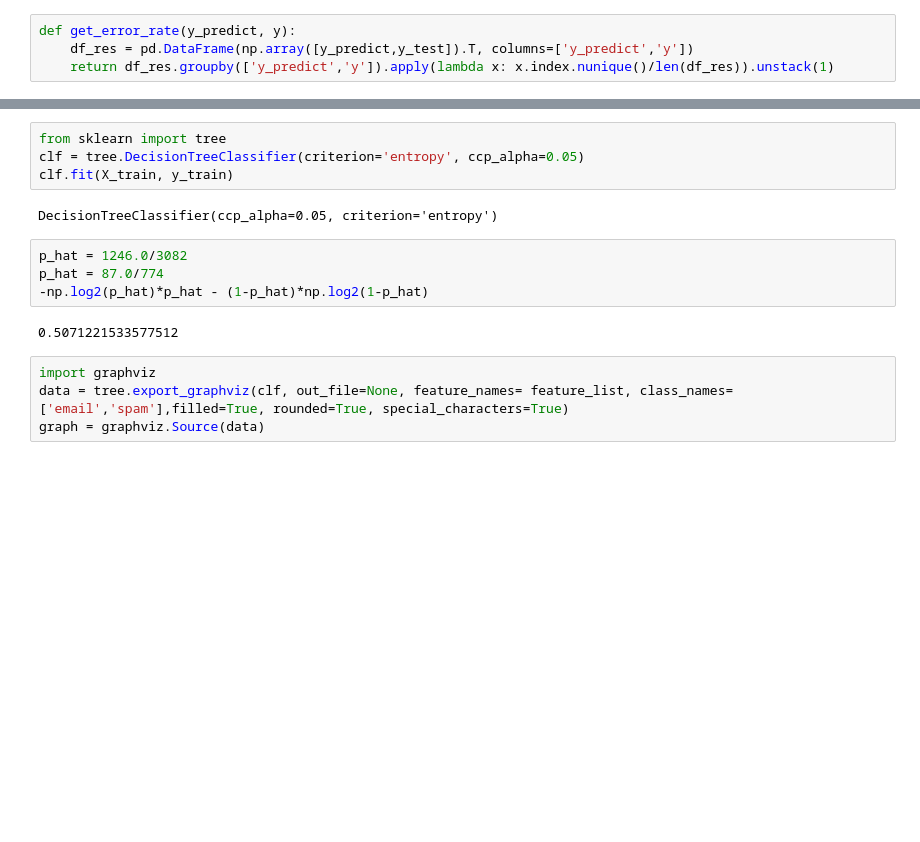
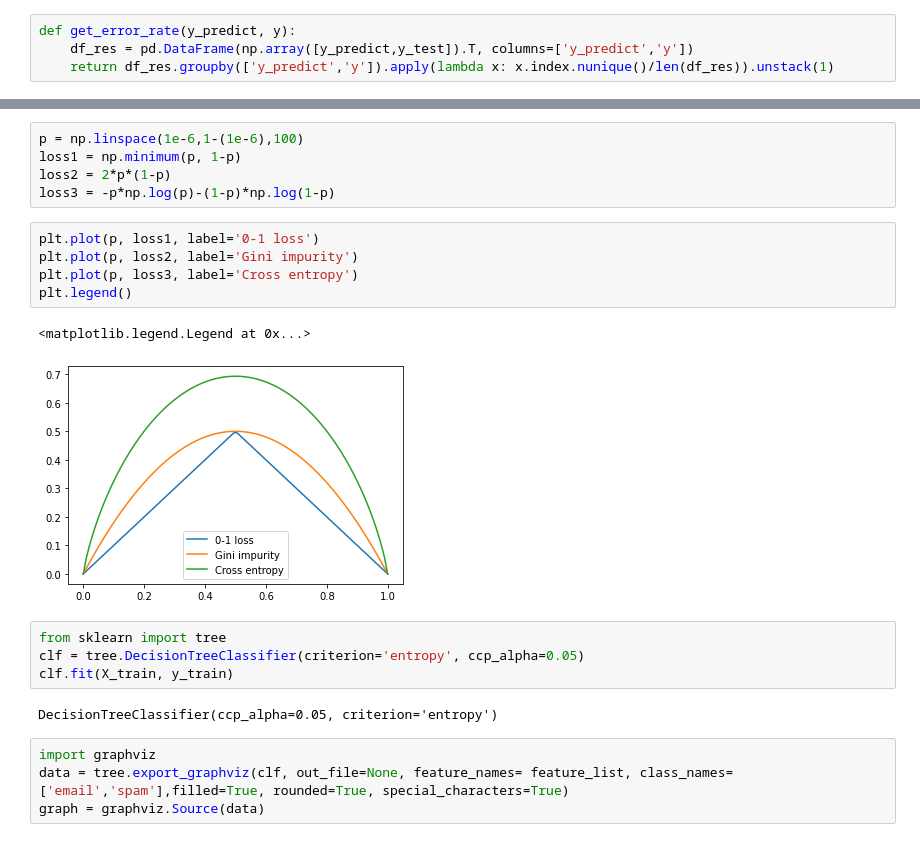
Before and after one commit to yuchenj90/playground, a Jupyter notebook: notebooks/ML/Tree_model.ipynb, the cells around one changed output, grey strips where cells are left out. Cells and saved outputs as stored; diff of their text form; blank space fills up the shorter version.

```diff
--- a/notebooks/ML/Tree_model.ipynb
+++ b/notebooks/ML/Tree_model.ipynb
@@ -102,15 +95,22 @@ get_error_rate(y_hat, y)
+# %%
+p = np.linspace(1e-6,1-(1e-6),100)
+loss1 = np.minimum(p, 1-p)
+loss2 = 2*p*(1-p)
+loss3 = -p*np.log(p)-(1-p)*np.log(1-p)
+# %%
+plt.plot(p, loss1, label='0-1 loss')
+plt.plot(p, loss2, label='Gini impurity')
+plt.plot(p, loss3, label='Cross entropy')
+plt.legend()
+# %% [output]
+<matplotlib.legend.Legend at 0x...>
+[figure, added]
 # %%
 from sklearn import tree
 clf = tree.DecisionTreeClassifier(criterion='entropy', ccp_alpha=0.05)
 clf.fit(X_train, y_train)
 # %% [output]
 DecisionTreeClassifier(ccp_alpha=0.05, criterion='entropy')
-# %%
-p_hat = 1246.0/3082
-p_hat = 87.0/774
--np.log2(p_hat)*p_hat - (1-p_hat)*np.log2(1-p_hat)
-# %% [output]
-0.5071221533577512
 # %%
 import graphviz
 data = tree.export_graphviz(clf, out_file=None, feature_names= feature_list, class_names=['email','spam'],filled=True, rounded=True, special_characters=True)
```
Also changed, not shown: parts of 36 cells of this notebook, 5 other files.
